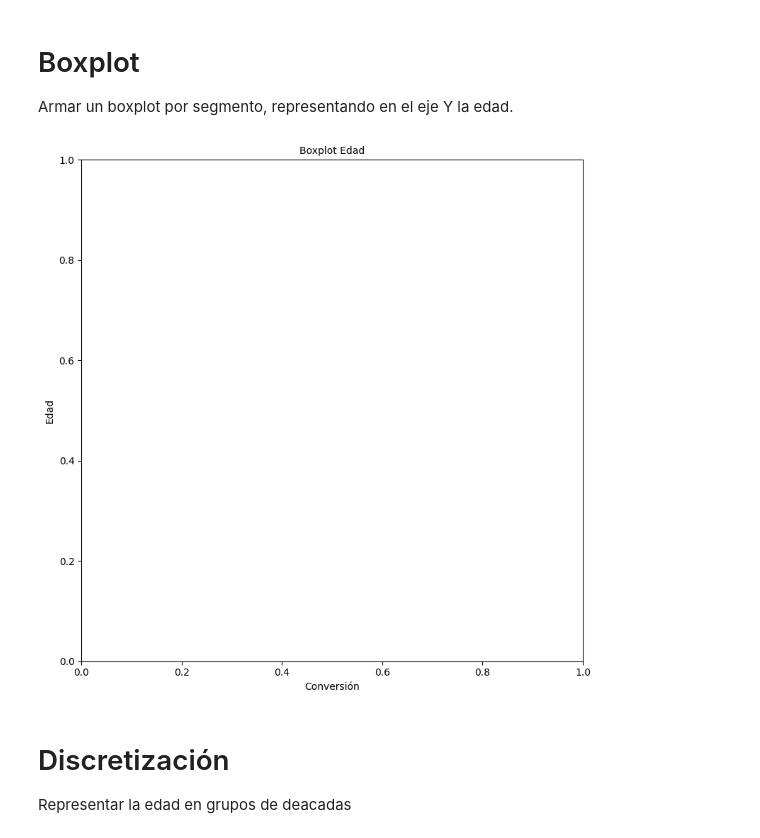
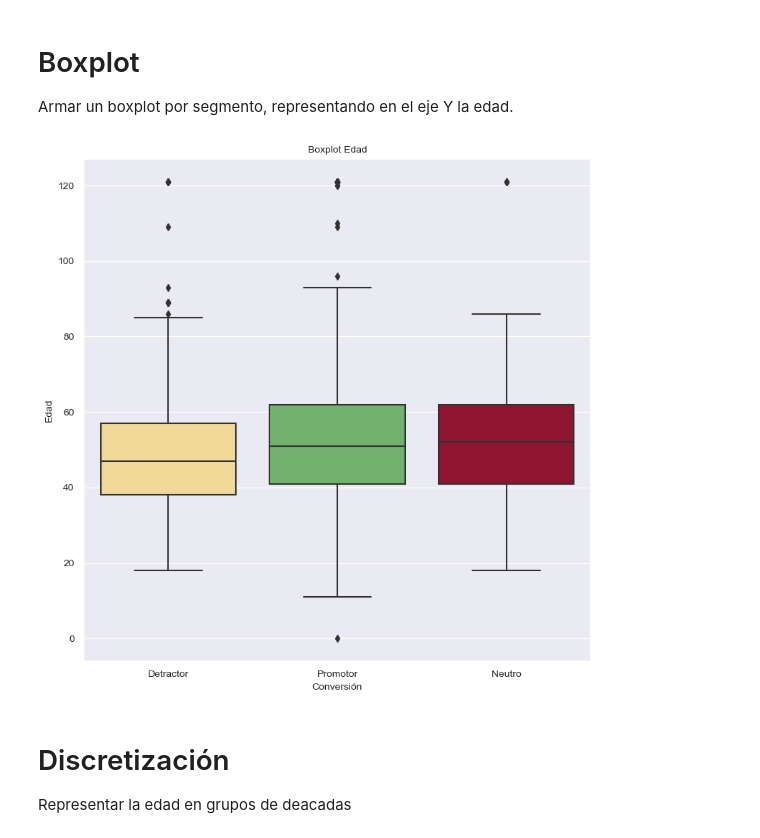
Before and after one commit to federicomoreno613/UCEMA, a Jupyter notebook: 05-viz/01_eda_nps_ejercicio.ipynb, the cells around one changed output. Saved outputs shown, nothing was run; the diff lists cells and outputs as text; code cells hidden in the pictures.

```diff
--- a/05-viz/01_eda_nps_ejercicio.ipynb
+++ b/05-viz/01_eda_nps_ejercicio.ipynb
@@ -395,0 +394,5 @@ plt.lin
+# %%
+per_month
+rcParams['figure.figsize'] = 9, 6
+
+per_month[['Detractor', 'Neutro', "Promotor"]].plot(kind='line', marker="o", color=("#a50026", "#fee08b", "#66bd63"));
@@ -412,3 +432,12 @@ plt.rc('xtick', labelsize=24)
 plt.rc('ytick', labelsize=10)
 ax = sns.countplot(data = df, x = 'CASE_CHANNEL',
               order = df['CASE_CHANNEL'].value_counts().index)
+# %%
+plt.rc('xtick', labelsize=24)
+plt.rc('ytick', labelsize=10)
+ax = sns.countplot(data = df, x = 'CASE_CHANNEL',
+              order = df['CASE_CHANNEL'].value_counts().index)
+ax.set_xticklabels(ax.get_xticklabels(),fontsize=7, rotation=40, ha="right")
+
+ax.set_title('Cantidad de casos por Case Channel')
+plt.show()
@@ -430,2 +485,7 @@ NameError: name 'squarify' is not defined
 # %% [markdown]
 Crear un cross tab entre segmento y Case chanel
+# %%
+plt.rc('xtick', labelsize=15)
+plt.rc('ytick', labelsize=15)
+unit_typesegment.plot.bar(x="CASE_CHANNEL",color=["#a50026", '#fee08b', '#66bd63'])
+plt.xticks(rotation=45, ha='right');
@@ -435,0 +507,4 @@ Crear un cross tab entre segmento y Case chanel
+# %%
+plt.rc('xtick', labelsize=15)
+plt.rc('ytick', labelsize=15)
+per_gender[['F','M']].plot(kind ='bar', stacked=True,color = ("#e9a3c9", "#a1d76a"))
@@ -451,17 +545,17 @@ plt.rc('ytick', labelsize=10)
 Armar un boxplot por segmento, representando en el eje Y la edad.
 # %%
 fig, (ax1) = plt.subplots( figsize = (8, 8))
-#sn.boxplot
+sns.boxplot(y='AGE', x='NPS_SEGMENT', data=df, palette=['#fee08b','#66bd63', '#a50026', ], ax = ax1)
 ax1.set_xlabel('Conversión', fontsize=10)
 ax1.set_ylabel('Edad', fontsize=10)
 ax1.set_title('Boxplot Edad', fontsize=10)
 ax1.tick_params(labelsize=10)
 
 plt.subplots_adjust(wspace=0.5)
 
 plt.tight_layout()
 # %% [output]
-[figure, old version]
+[figure, new version]
 # %% [markdown]
 # Discretización
 Representar la edad en grupos de deacadas
```
Also changed, not shown: parts of 20 cells of this notebook, 19 other files.
